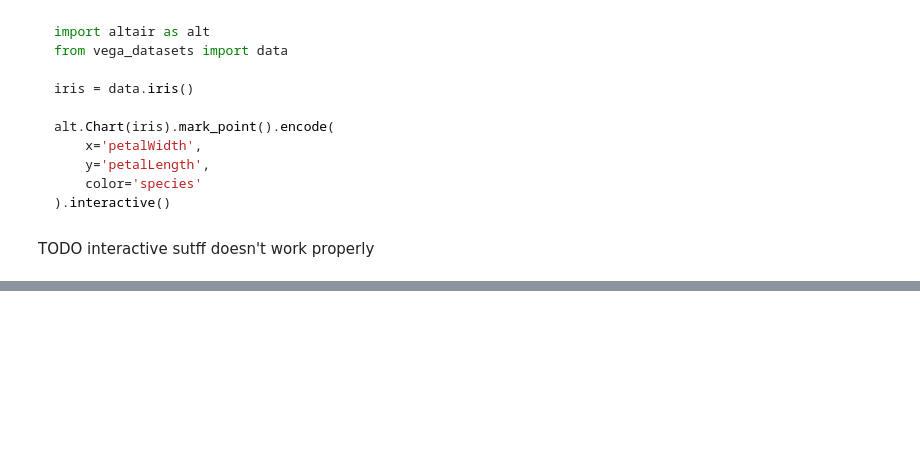
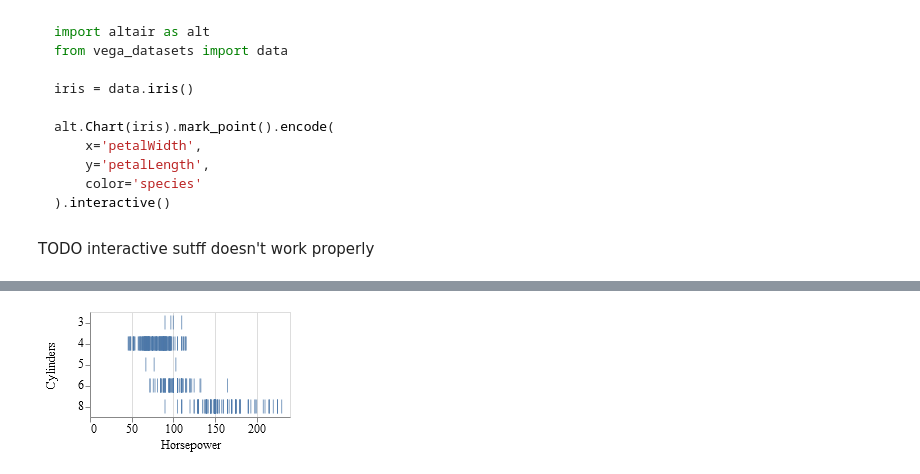
Before and after one commit to queryverse/Vega.jl, a Jupyter notebook: examples/altair/Simple Charts.ipynb, the cells around one changed output, grey strips where cells are left out. Saved outputs shown, nothing was run; the diff lists cells and outputs as text; code cells hidden in the pictures; blank space fills up the shorter version.

```diff
--- a/examples/altair/Simple Charts.ipynb
+++ b/examples/altair/Simple Charts.ipynb
@@ -119,0 +169,5 @@ WARN Can not resolve event source: window
+# %%
+dataset("cars") |>
+@vlplot(:tick,enc={x="Horsepower:q",y="Cylinders:o"})
+# %% [output]
+[figure, added]
```
Also changed, not shown: parts of 11 cells of this notebook, 1 other file.
